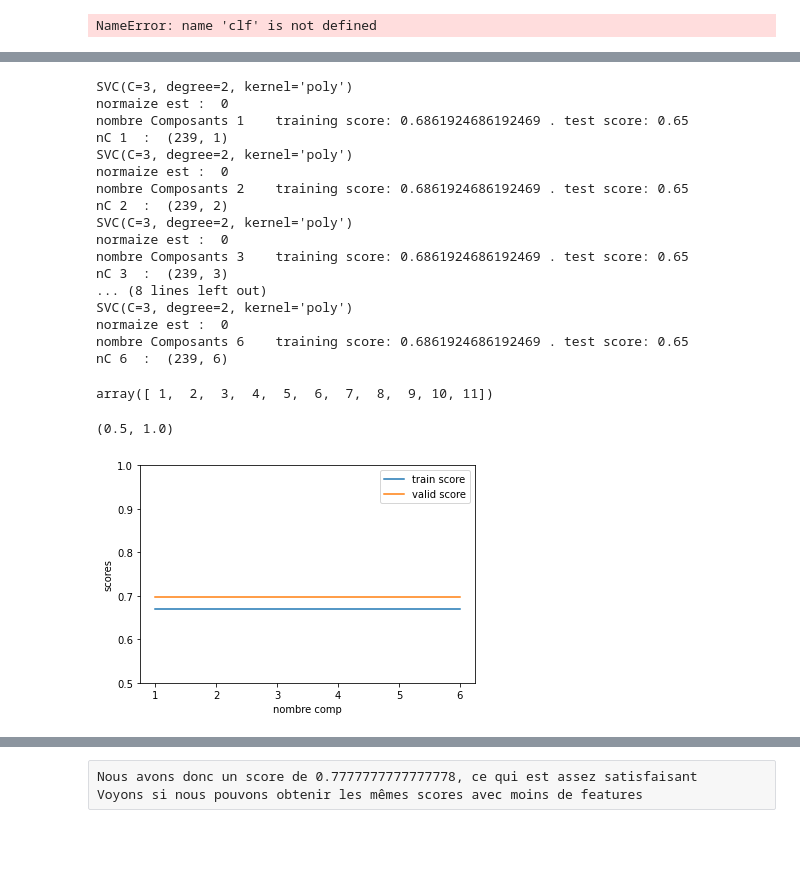
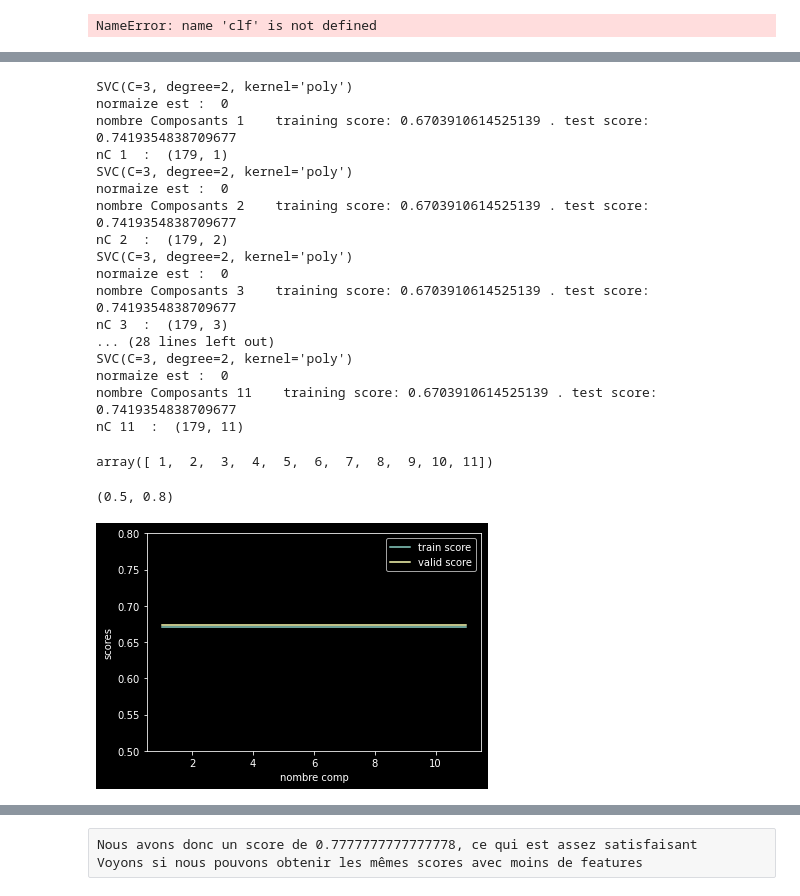
Before and after one commit to FarahTed/ProjetIA, a Jupyter notebook: Test machine learning.ipynb, the cells around one changed output, grey strips where cells are left out. Cells and saved outputs as stored; diff of their text form; code cells hidden in the pictures; blank space fills up the shorter version.

Commit message:
graphique avec des erreurs je pense

```diff
--- a/Test machine learning.ipynb
+++ b/Test machine learning.ipynb
@@ -560,66 +558,59 @@ import sklearn.datasets
 from sklearn.model_selection import train_test_split
 from sklearn.decomposition import PCA
 
-## TODO: faire l'apprentissage supervisé des classes ,
-## a l'aide d'un SVM polynomial de degre 2 (et avec C=1, coef0 = 1)
 linear_training_score = []
 linear_valid_score = []
-#X_train_, y_train_, X_valid_, y_valid_, X_test_, y_test_ = load_subSets(A2,ratio_train, ratio_valid)
-## TODO: pour differentes valeurs de n_components, realiser une PCA
-## puis un apprentissssage supervise des classes
-# nComp_range =
-# for nC in nComp_range:
-A /= A.max()
-nComp_range = np.arange(1, A2.shape[1],1)
-for nC in nComp_range:
+
+nComp_range = np.arange(1, A.shape[1],1)
+
+for nC in nComp_range :
     preProc = sklearn.decomposition.PCA(n_components=nC) ## TODO
-    #print(preProc.n_components)
-
     preProc.fit(X_train, Y_test)
 
-    ## TODO: transformer les donnees selon cette transformation apprise
-    #print(X_train_.shape)
-    X_train_Transformed = preProc.transform(X_train)
-    #X_valid_Transformed = preProc.transform(X_valid_)
-    X_test_Transformed = preProc.transform(X_test)
-    #print(X_train_.shape)
-    #print(y_train_.shape)
+    X_train_Transformed = preProc.transform(X_train_)
+    X_valid_Transformed = preProc.transform(X_valid_)
+    X_test_Transformed = preProc.transform(X_test_)
+
+    X_train_, y_train_, X_valid_, y_valid_, X_test_, y_test_ = load_subSets(A2,ratio_train, ratio_valid)
+
+    A /= A.max()
+
+
     C_=3
     degree_ =2
     kernel_ = 'poly'
     clf__ = sklearn.svm.SVC(C=C_, kernel=kernel_, degree=degree_)
     print(clf__)
-    clf__.fit(X_train_Transformed, Y_train)
+    clf__.fit(X_train_Transformed, y_train_)
     ## TODO: calculer les scores a l'aide de clf.score()
     #print(X_train_Transformed.shape)
-    trainscore2 = clf__.score(X_train_Transformed, Y_train) # TODO
-    #validscore2 = clf__.score(X_valid_Transformed, y_valid_)
-    testscore2 = clf__.score(X_test_Transformed, Y_test)
-    trainscore2 #, validscore2
+    trainscore2 = clf__.score(X_train_Transformed, y_train_) # TODO
+    validscore2 = clf__.score(X_valid_Transformed, y_valid_)
+    testscore2 = clf__.score(X_test_Transformed, y_test_)
     print("normaize est : ",clf__.fit_status_)
     print("nombre Composants", nC , "   training score:",trainscore2, ". test score:", testscore2)
     print("nC", nC, " : ", X_train_Transformed.shape)
     #print("nC", nC, " : ", validscore)
     linear_training_score.append(trainscore2)
-    #linear_valid_score.append(validscore2)
+    linear_valid_score.append(validscore2)
 # %% [output]
 SVC(C=3, degree=2, kernel='poly')
 normaize est :  0
-nombre Composants 1    training score: 0.6861924686192469 . test score: 0.65
-nC 1  :  (239, 1)
+nombre Composants 1    training score: 0.6703910614525139 . test score: 0.7419354838709677
+nC 1  :  (179, 1)
 SVC(C=3, degree=2, kernel='poly')
 normaize est :  0
-nombre Composants 2    training score: 0.6861924686192469 . test score: 0.65
-nC 2  :  (239, 2)
+nombre Composants 2    training score: 0.6703910614525139 . test score: 0.7419354838709677
+nC 2  :  (179, 2)
 SVC(C=3, degree=2, kernel='poly')
 normaize est :  0
-nombre Composants 3    training score: 0.6861924686192469 . test score: 0.65
-nC 3  :  (239, 3)
-... (8 lines left out)
+nombre Composants 3    training score: 0.6703910614525139 . test score: 0.7419354838709677
+nC 3  :  (179, 3)
+... (28 lines left out)
 SVC(C=3, degree=2, kernel='poly')
 normaize est :  0
-nombre Composants 6    training score: 0.6861924686192469 . test score: 0.65
-nC 6  :  (239, 6)
+nombre Composants 11    training score: 0.6703910614525139 . test score: 0.7419354838709677
+nC 11  :  (179, 11)
 # %%
 A.shape[1]
 # %%
@@ -630,13 +621,13 @@ array([ 1,  2,  3,  4,  5,  6,  7,  8,  9, 10, 11])
 # %%
 ## plot des scores en fonction de l'hyper-param. nc
 ## c'est cadeau (rien à faire ici)
 plt.figure()
 plt.plot(nComp_range, linear_training_score, label= "train score")
 plt.plot(nComp_range, linear_valid_score   , label= "valid score")
 plt.xlabel("nombre comp")
 plt.ylabel("scores")
 plt.legend()
-plt.ylim([0.5,1])
+plt.ylim([0.5,0.8])
 # %% [output]
-(0.5, 1.0)
+(0.5, 0.8)
-[figure, old version]
+[figure, new version]
```
Also changed, not shown: parts of 10 cells of this notebook.
